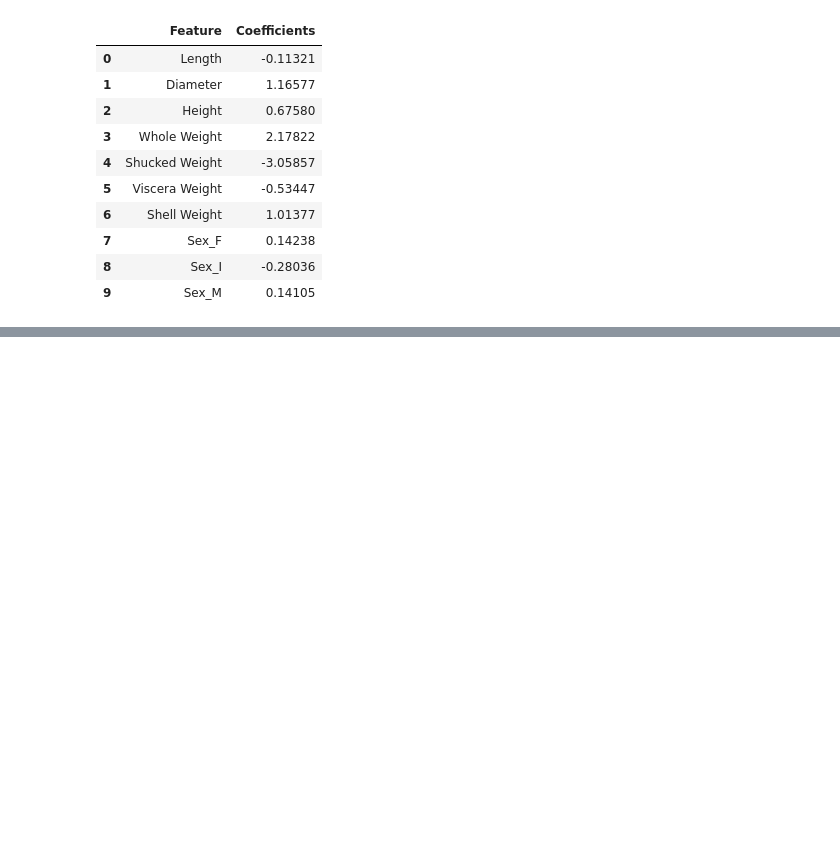
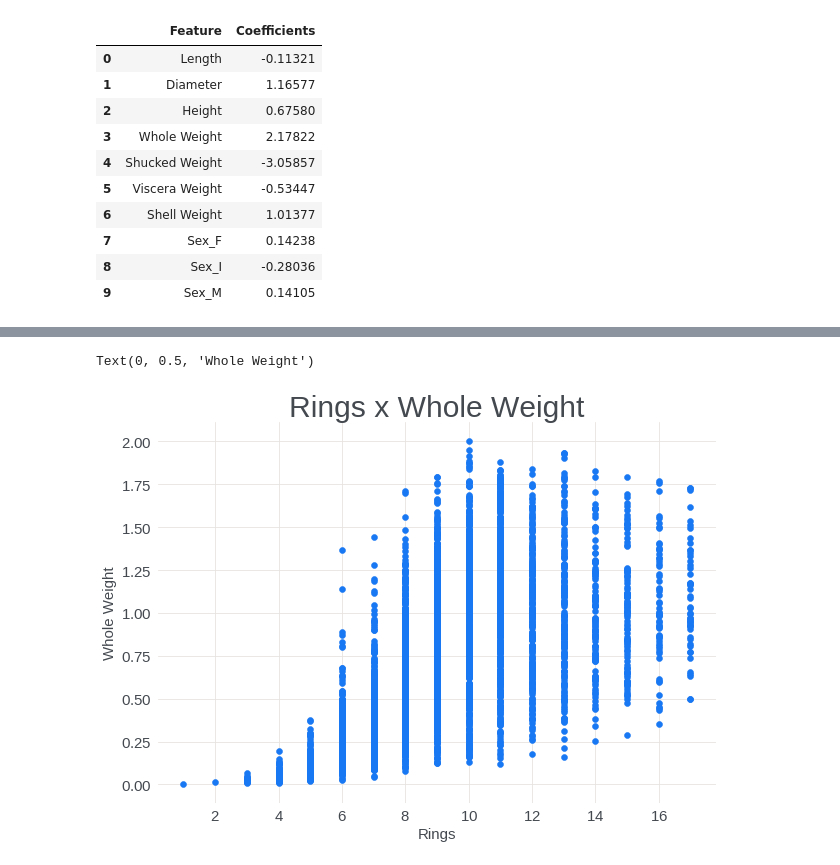
Before and after one commit to corbiephillips/DentRoot, a Jupyter notebook: Best Practices - Linear Regression on UCI Dataset.ipynb, the cells around one changed output, grey strips where cells are left out. Cells and saved outputs as stored; diff of their text form; code cells hidden in the pictures; blank space fills up the shorter version.

```diff
--- a/Best Practices - Linear Regression on UCI Dataset.ipynb
+++ b/Best Practices - Linear Regression on UCI Dataset.ipynb
@@ -734,0 +819,9 @@ coef_table
+# %%
+fig = plt.figure(figsize=(10, 7))  # set figure size
+plt.scatter(abalone_data["Rings"], abalone_data["Whole Weight"])
+plt.title("Rings x Whole Weight")
+plt.xlabel("Rings")
+plt.ylabel("Whole Weight")
+# %% [output]
+Text(0, 0.5, 'Whole Weight')
+[figure, added]
```
Also changed, not shown: parts of 42 cells of this notebook.
